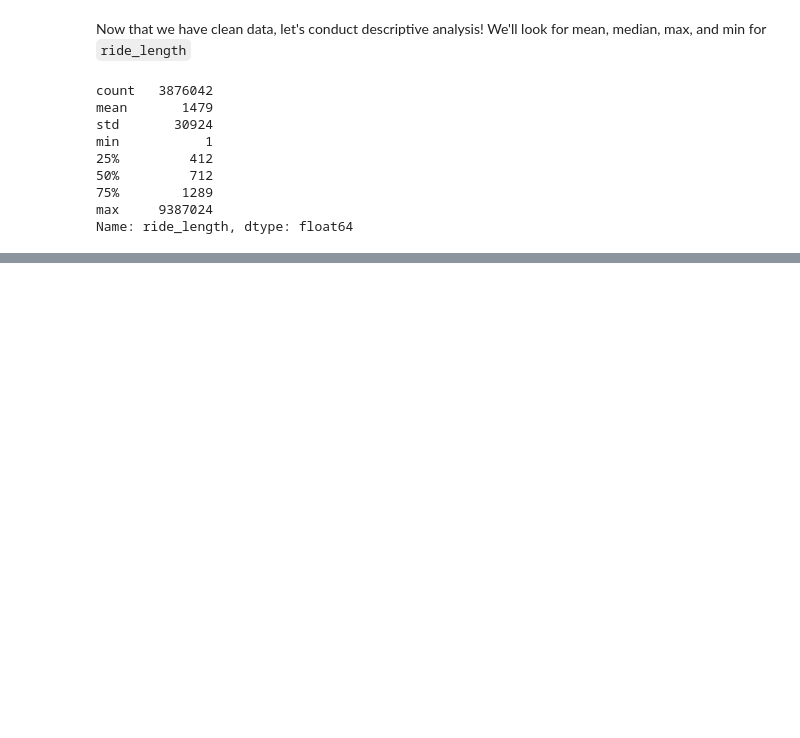
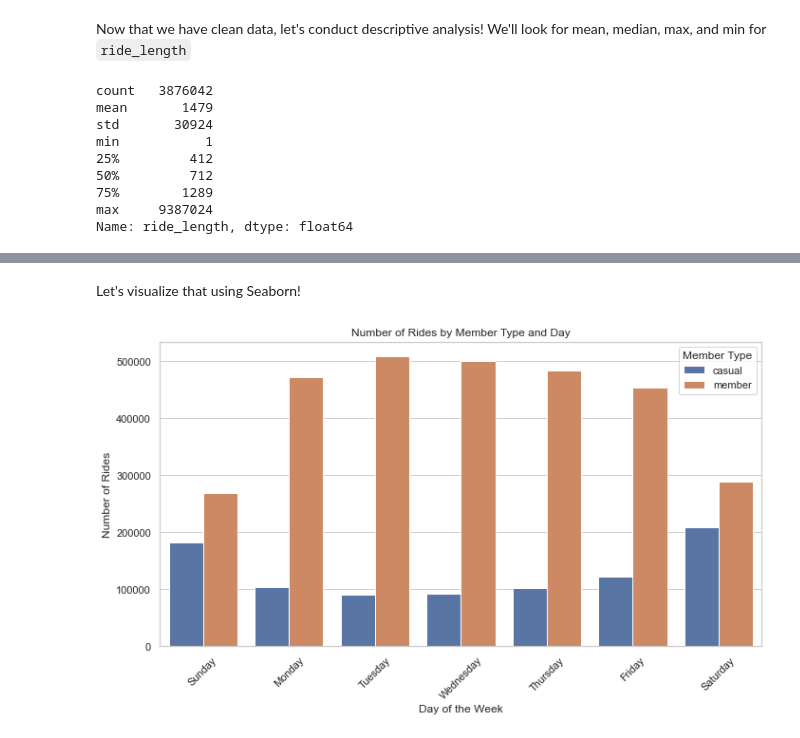
Before and after one commit to curtiselfn/PortoProject, a Jupyter notebook: Cyclistic Bike Share/Notebook.ipynb, the cells around one changed output, grey strips where cells are left out. Cells and saved outputs as stored; diff of their text form; code cells hidden in the pictures; blank space fills up the shorter version.

Commit message:
modified:   .gitignore to ignore all csv data in                 porto file 	modified:   Cyclistic Bike Share/Notebook.ipynb     finished the visualization

```diff
--- a/Cyclistic Bike Share/Notebook.ipynb
+++ b/Cyclistic Bike Share/Notebook.ipynb
@@ -368,6 +398,6 @@ working_df['ended_at'] = pd.to_datetime(working_df['ended_at'])
 #let's add new colums for date, month, day, and year
 working_df['date'] = working_df['started_at'].dt.date
 working_df['month'] = working_df['started_at'].dt.month
-working_df['day'] = working_df['started_at'].dt.day
+working_df['day'] = working_df['started_at'].dt.day_name()
 working_df['year'] = working_df['started_at'].dt.year
 # %%
@@ -415,0 +479,10 @@ Name: ride_length, dtype: float64
+# %%
+#creating a custom order
+custom_day_order = ['Sunday', 'Monday', 'Tuesday', 'Wednesday', 'Thursday', 'Friday', 'Saturday']
+#aggregating the 3 columns grouped by what type of member and days
+aggresult = working_df.groupby(['member_casual', 'day'])['ride_length'].agg(['mean', 'median', 'min', 'max']).reset_index()
+
+aggresult['day'] = pd.Categorical(aggresult['day'], categories = custom_day_order, ordered = True)
+aggresult.sort_values(by = ['day'], inplace= True)
+
+aggresult
@@ -415,0 +505,22 @@ Name: ride_length, dtype: float64
+# %% [markdown]
+Let's visualize that using Seaborn!
+# %%
+byday = working_df.groupby(['member_casual', 'day']).size().reset_index(name = 'ride_count')
+# pivot_byday = byday.pivot(index = 'member_casual', columns = 'day', values = 'ride_count')
+# pivot_byday = pivot_byday[custom_day_order]
+
+#sorting it by day
+byday['day'] = pd.Categorical(byday['day'], categories = custom_day_order, ordered= True)
+byday = byday.sort_values(['day'])
+
+plt.figure(figsize=(10, 6))
+sns.barplot(x = 'day', y = 'ride_count', hue = 'member_casual', data = byday)
+plt.title('Number of Rides by Member Type and Day')
+plt.xlabel('Day of the Week')
+plt.ylabel('Number of Rides')
+plt.legend(title = 'Member Type')
+plt.xticks(rotation = 45)
+plt.tight_layout()
+plt.show()
+# %% [output]
+[figure, added]
```
Also changed, not shown: parts of 19 cells of this notebook, 1 other file.
